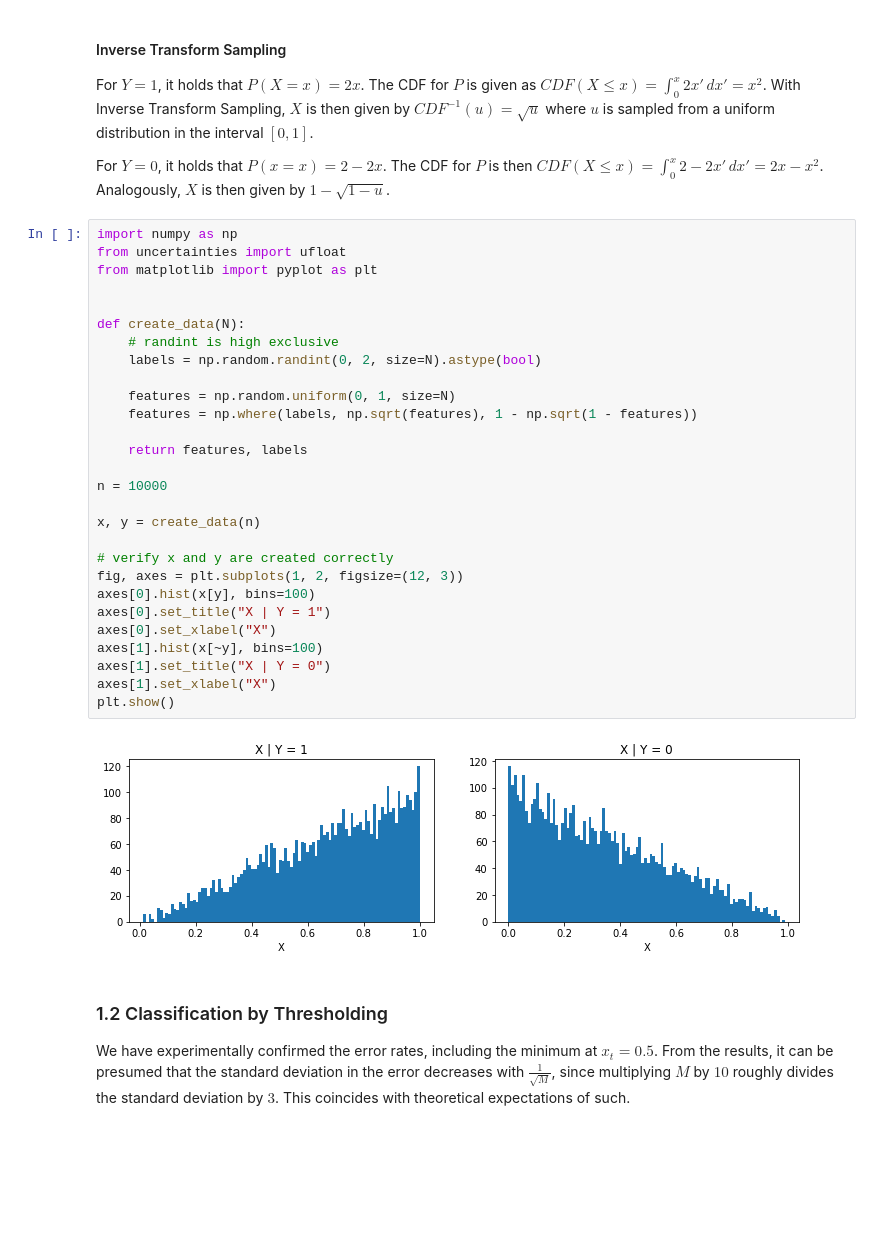
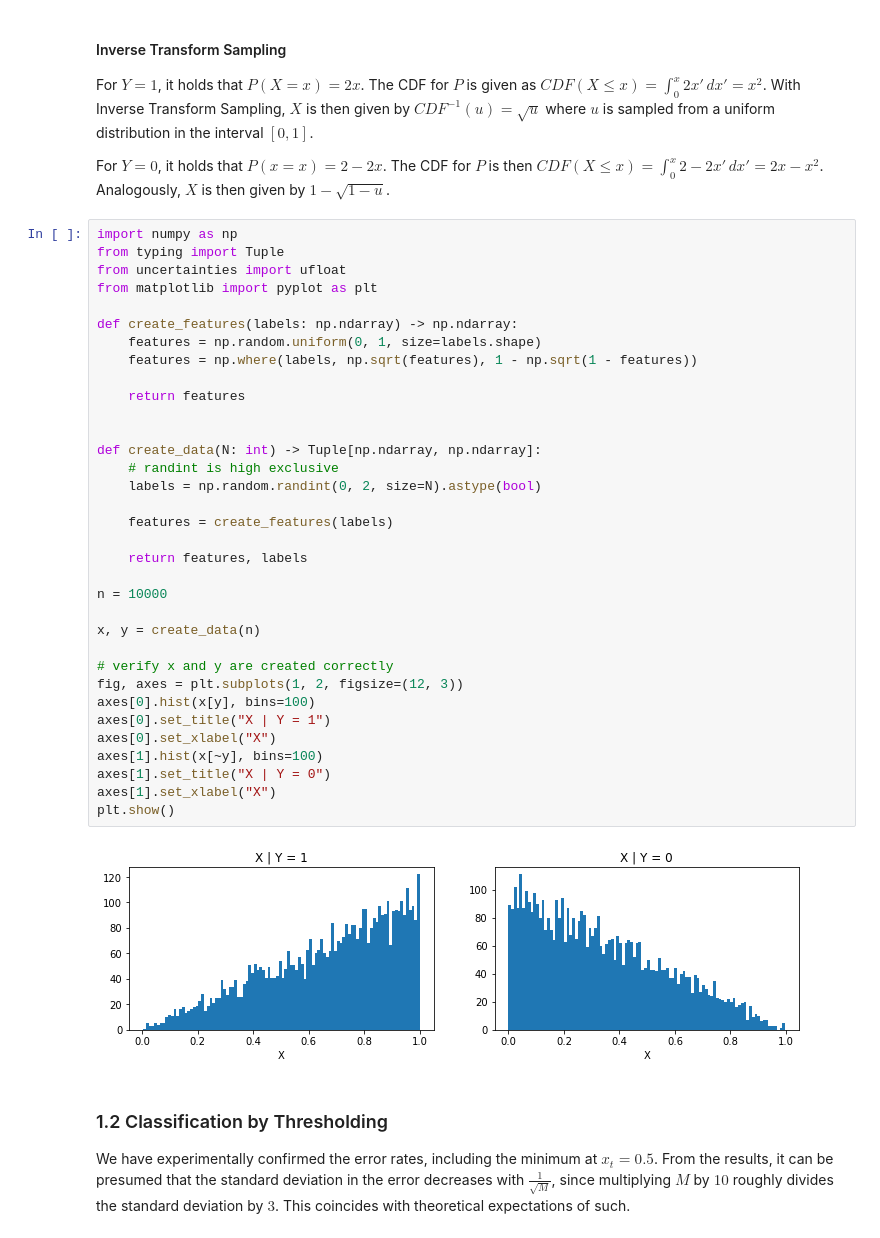
Before and after one commit to LarsKue/FML, a Jupyter notebook: exercise_1a/monte-carlo.ipynb, the cells around one changed output. Drawn from its saved outputs; the diff is of its cells as text; blank space fills up the shorter version.

```diff
--- a/exercise_1a/monte-carlo.ipynb
+++ b/exercise_1a/monte-carlo.ipynb
@@ -14,34 +14,40 @@ For $Y = 0$, it holds that $P(x = x) = 2 - 2x$. The CDF for $P$ is then
 $CDF(X \leq x) = \int_0^x 2 - 2x' \, dx' = 2x - x^2$. Analogously, $X$ is then given by $1 - \sqrt{1 - u}$.
 # %%
 import numpy as np
+from typing import Tuple
 from uncertainties import ufloat
 from matplotlib import pyplot as plt
 
+def create_features(labels: np.ndarray) -> np.ndarray:
+    features = np.random.uniform(0, 1, size=labels.shape)
+    features = np.where(labels, np.sqrt(features), 1 - np.sqrt(1 - features))
 
-def create_data(N):
+    return features
+
+
+def create_data(N: int) -> Tuple[np.ndarray, np.ndarray]:
     # randint is high exclusive
     labels = np.random.randint(0, 2, size=N).astype(bool)
 
-    features = np.random.uniform(0, 1, size=N)
-    features = np.where(labels, np.sqrt(features), 1 - np.sqrt(1 - features))
+    features = create_features(labels)
 
     return features, labels
 
 n = 10000
 
 x, y = create_data(n)
 
 # verify x and y are created correctly
 fig, axes = plt.subplots(1, 2, figsize=(12, 3))
 axes[0].hist(x[y], bins=100)
 axes[0].set_title("X | Y = 1")
 axes[0].set_xlabel("X")
 axes[1].hist(x[~y], bins=100)
 axes[1].set_title("X | Y = 0")
 axes[1].set_xlabel("X")
 plt.show()
 # %% [output]
-[figure, old version]
+[figure, new version]
 # %% [markdown]
 ### 1.2 Classification by Thresholding
 
```
Also changed, not shown: parts of 4 cells of this notebook.
